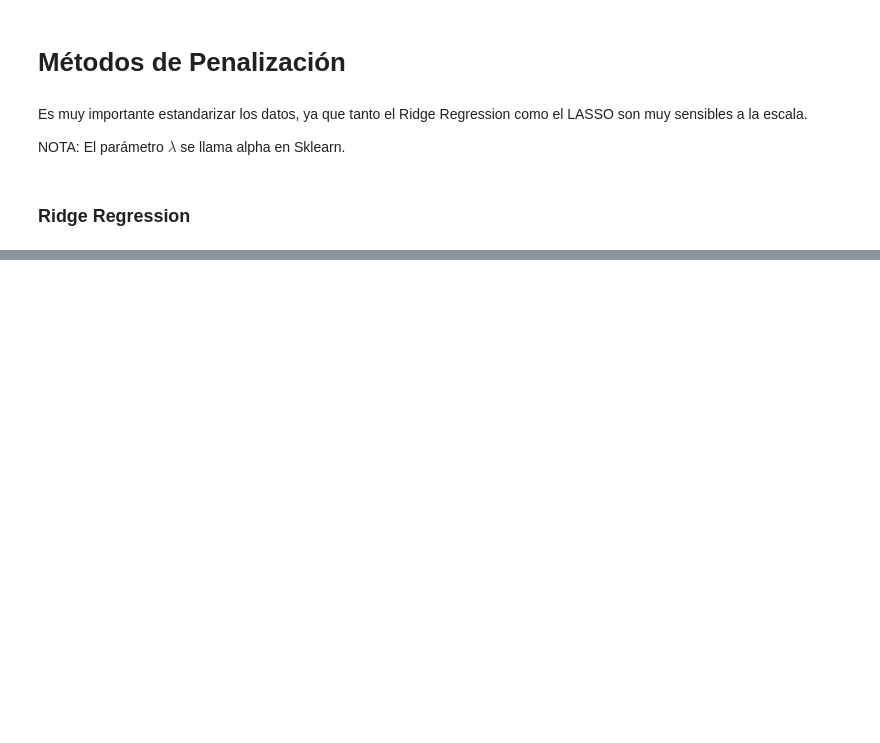
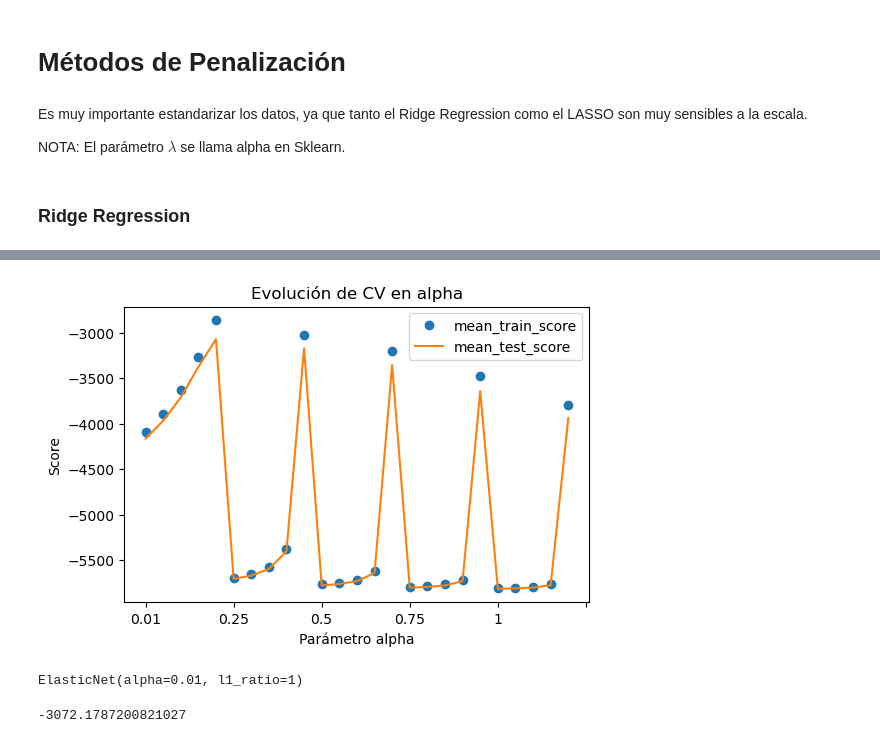
Before and after one commit to MalenaSancho/TFG, a Jupyter notebook: TFG/TFG_Python.ipynb, the cells around one changed output, grey strips where cells are left out. Saved outputs shown, nothing was run; the diff lists cells and outputs as text; code cells hidden in the pictures; blank space fills up the shorter version.

```diff
--- a/TFG/TFG_Python.ipynb
+++ b/TFG/TFG_Python.ipynb
@@ -1135,0 +1463,25 @@ X_test_scaled = scaler.transform(X_test)
+# %%
+from sklearn.model_selection import GridSearchCV
+from sklearn.metrics import mean_squared_error, make_scorer
+from sklearn.linear_model import ElasticNet
+
+# Definir el grid de hiperparámetros
+param_grid = {
+    'alpha': [0.01, 0.25, 0.5, 0.75, 1],
+    'l1_ratio': [0.01, 0.25, 0.5, 0.75, 1]
+}
+
+# Crear un scorer basado en MSE
+mse_scorer = make_scorer(mean_squared_error, greater_is_better=False)
+
+# Configurar el GridSearchCV
+grid_search = GridSearchCV(
+    estimator=ElasticNet(),
+    param_grid=param_grid,
+    cv=5,
+    scoring=mse_scorer,
+    return_train_score=True
+)
+
+# Ajustar el modelo
+grid_search.fit(X_train, y_train)
@@ -1135,0 +1494,3 @@ X_test_scaled = scaler.transform(X_test)
+# %%
+results = pd.DataFrame(grid_search.cv_results_)
+results.head()
@@ -1135,0 +1505,20 @@ X_test_scaled = scaler.transform(X_test)
+# %%
+param = 'alpha'
+
+fig, ax = plt.subplots(figsize=(6, 3.84))
+results.plot(x='param_'+param, y='mean_train_score', ax=ax, style='o')
+results.plot(x='param_'+param, y='mean_test_score', ax=ax)
+ax.set_title(f"Evolución de CV en {param}")
+ax.set_ylabel("Score")
+ax.set_xlabel(f"Parámetro {param}")
+plt.show()
+# %% [output]
+[figure, added]
+# %%
+grid_search.best_estimator_
+# %% [output]
+ElasticNet(alpha=0.01, l1_ratio=1)
+# %%
+grid_search.best_score_
+# %% [output]
+-3072.1787200821027
```
Also changed, not shown: parts of 7 cells of this notebook.
